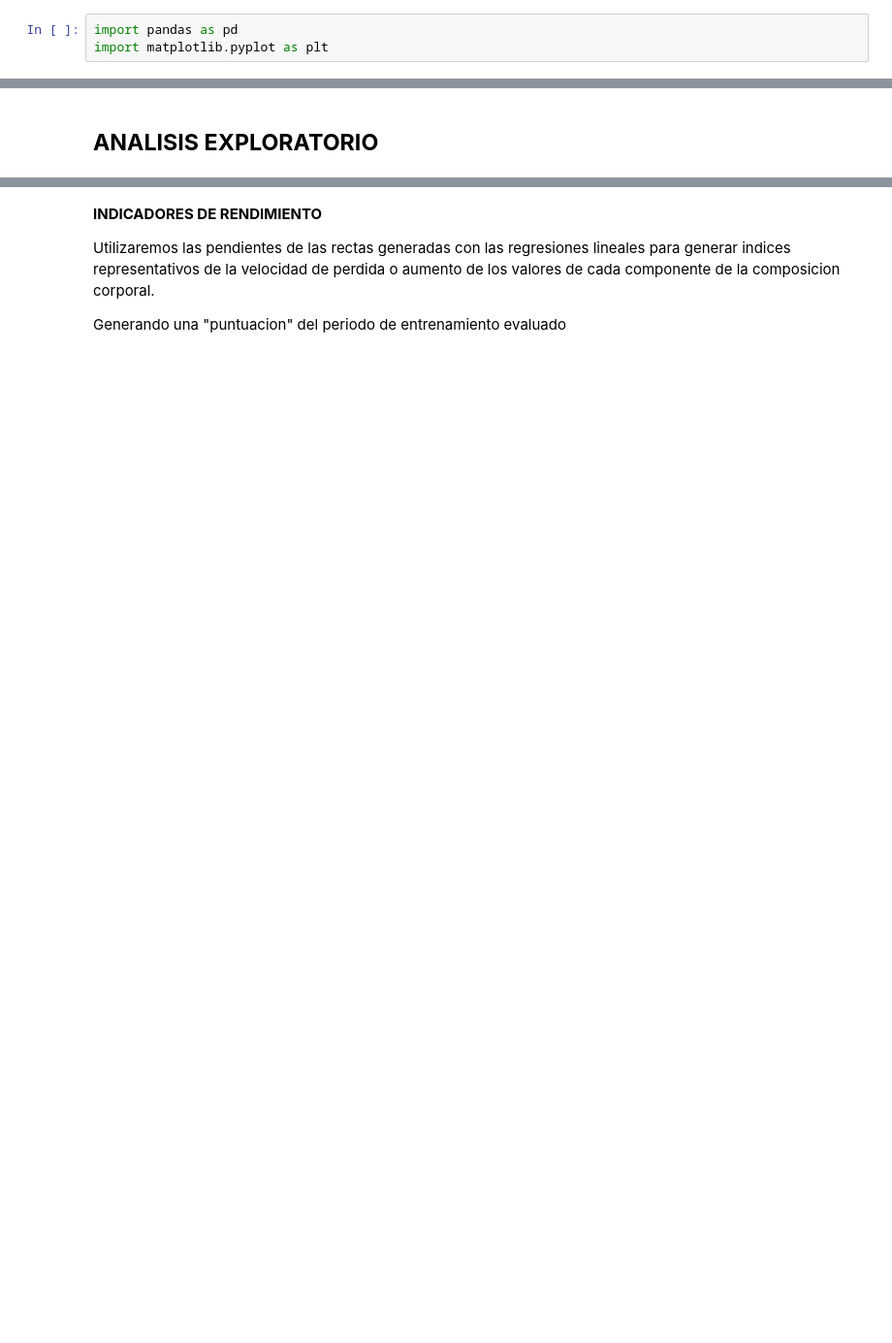
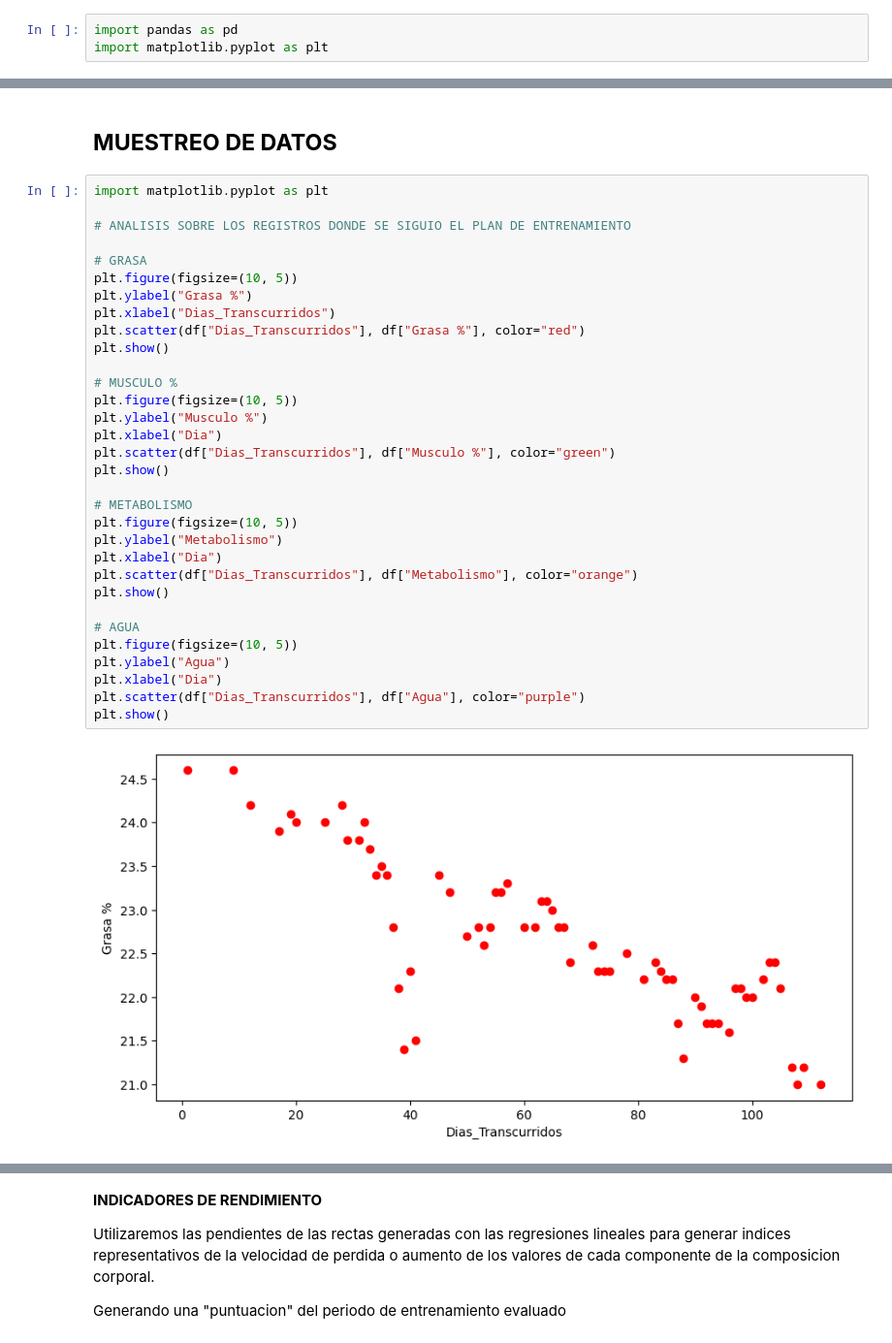
Before and after one commit to julio-ruani-ispc/Grupo18-PracticaProfesionalizante, a Jupyter notebook: Notebooks/PPI_Grupo_18_Analisis_de_Composicion_corporal.ipynb, the cells around one changed output, grey strips where cells are left out. Shown at 97% size. Saved outputs shown, nothing was run; the diff lists cells and outputs as text; blank space fills up the shorter version.

```diff
--- a/Notebooks/PPI_Grupo_18_Analisis_de_Composicion_corporal.ipynb
+++ b/Notebooks/PPI_Grupo_18_Analisis_de_Composicion_corporal.ipynb
@@ -25,2 +27,36 @@ print(df.to_string())
-# %% [markdown]
-## **ANALISIS EXPLORATORIO**
+# %% [markdown]
+## **MUESTREO DE DATOS**
+# %%
+import matplotlib.pyplot as plt
+
+# ANALISIS SOBRE LOS REGISTROS DONDE SE SIGUIO EL PLAN DE ENTRENAMIENTO
+
+# GRASA
+plt.figure(figsize=(10, 5))
+plt.ylabel("Grasa %")
+plt.xlabel("Dias_Transcurridos")
+plt.scatter(df["Dias_Transcurridos"], df["Grasa %"], color="red")
+plt.show()
+
+# MUSCULO %
+plt.figure(figsize=(10, 5))
+plt.ylabel("Musculo %")
+plt.xlabel("Dia")
+plt.scatter(df["Dias_Transcurridos"], df["Musculo %"], color="green")
+plt.show()
+
+# METABOLISMO
+plt.figure(figsize=(10, 5))
+plt.ylabel("Metabolismo")
+plt.xlabel("Dia")
+plt.scatter(df["Dias_Transcurridos"], df["Metabolismo"], color="orange")
+plt.show()
+
+# AGUA
+plt.figure(figsize=(10, 5))
+plt.ylabel("Agua")
+plt.xlabel("Dia")
+plt.scatter(df["Dias_Transcurridos"], df["Agua"], color="purple")
+plt.show()
+# %% [output]
+[figure, added]
```
Also changed, not shown: parts of 26 cells of this notebook.
